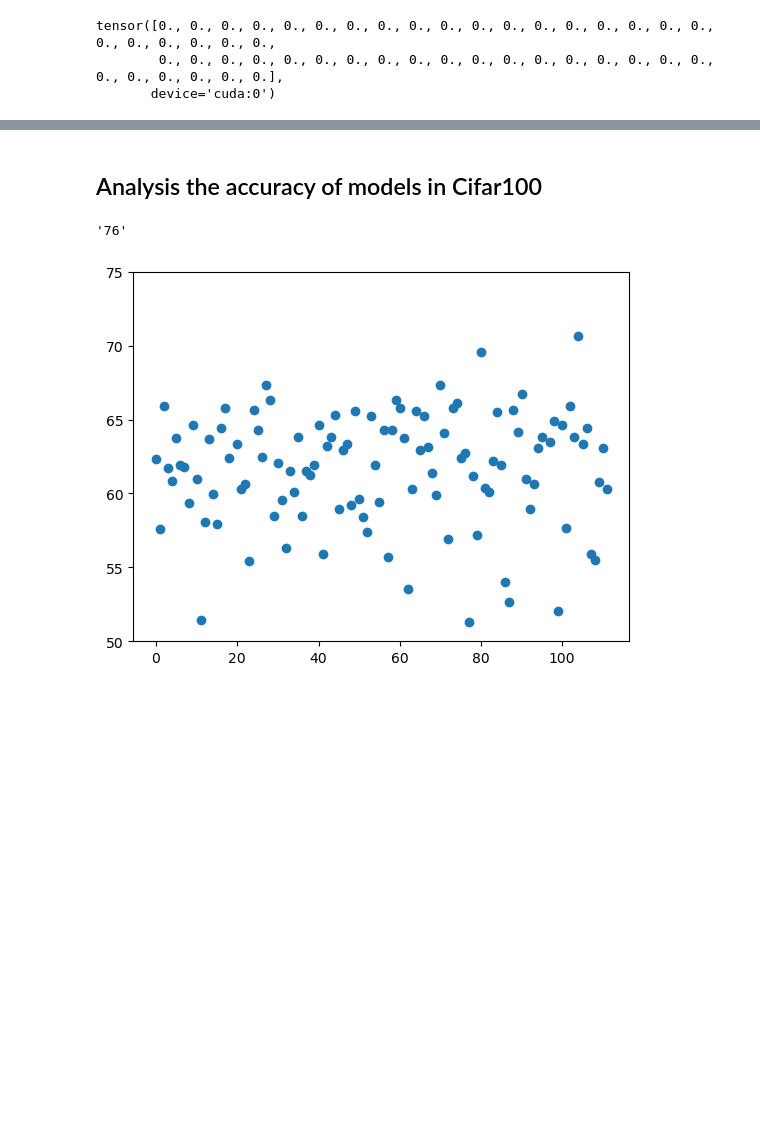
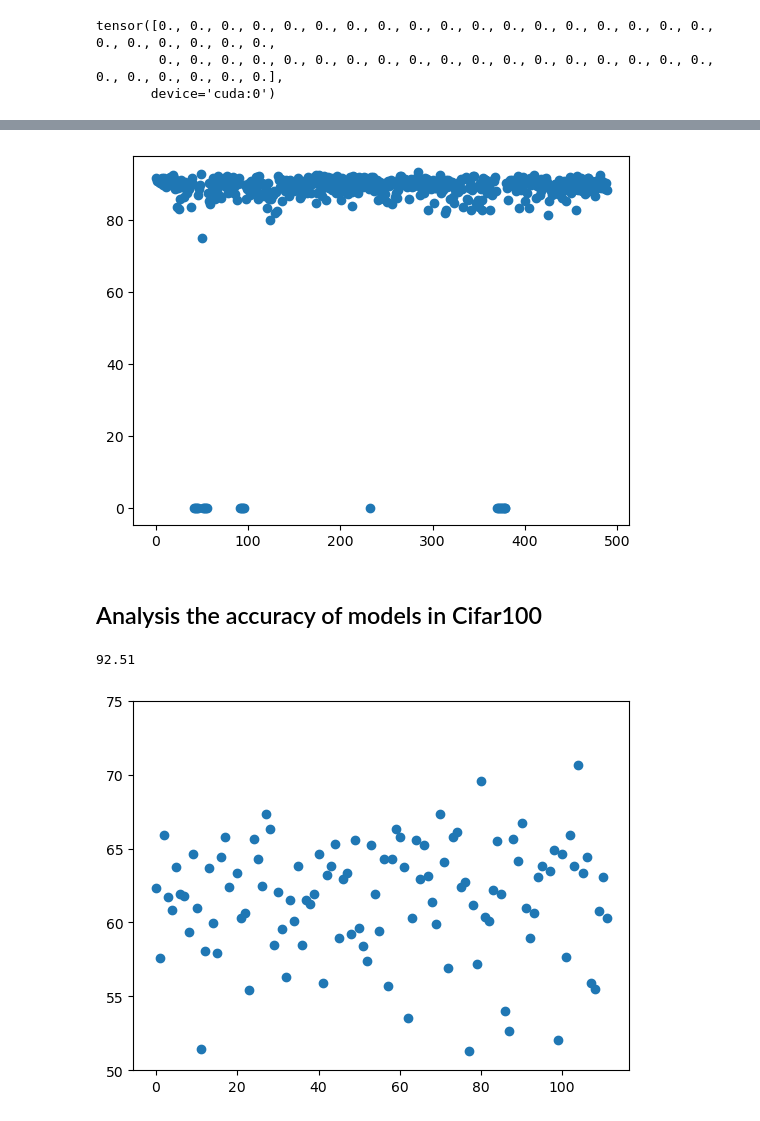
Before and after one commit to qhy991/AICAS, a Jupyter notebook: analysis/model_analysis.ipynb, the cells around one changed output, grey strips where cells are left out. Cells and saved outputs as stored; diff of their text form; code cells hidden in the pictures; blank space fills up the shorter version.

```diff
--- a/analysis/model_analysis.ipynb
+++ b/analysis/model_analysis.ipynb
@@ -186,9 +218,15 @@ tensor([0., 0., 0., 0., 0., 0., 0., 0., 0., 0., 0., 0., 0., 0., 0., 0., 0., 0.,
+# %%
+plt.scatter(range(acc_map[510:].shape[0]),acc_map[510:])
+# plt.ylim(50,75)
+plt.show()
+# %% [output]
+[figure, added]
 # %% [markdown]
 ## Analysis the accuracy of models in Cifar100
-# %%
-p.split("-")[0]
-# %% [output]
-'76'
+# %%
+acc_map[990:].max()
+# %% [output]
+92.51
 # %%
 import os
 import matplotlib.pyplot as plt
```
Also changed, not shown: parts of 3 cells of this notebook, 27 other files.
